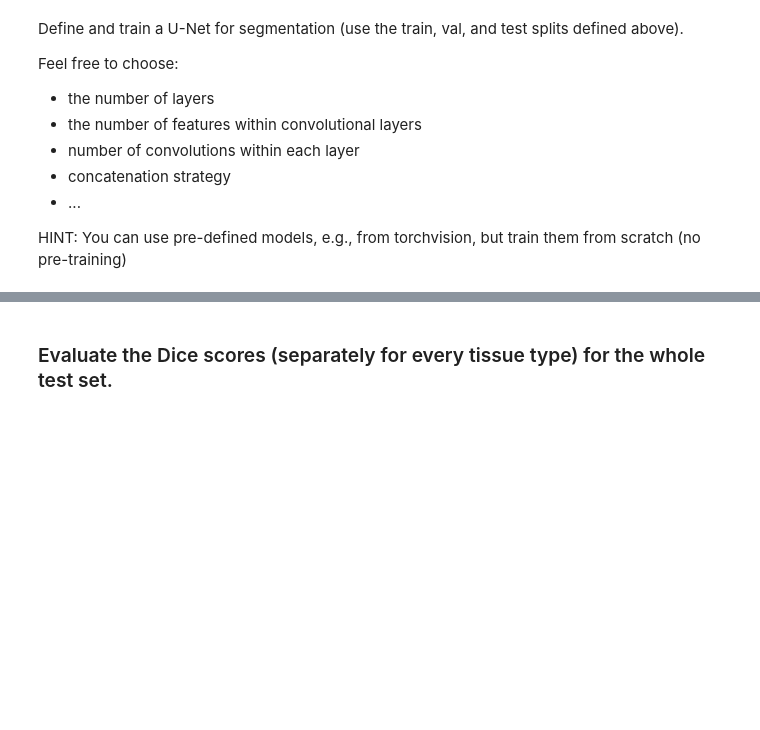
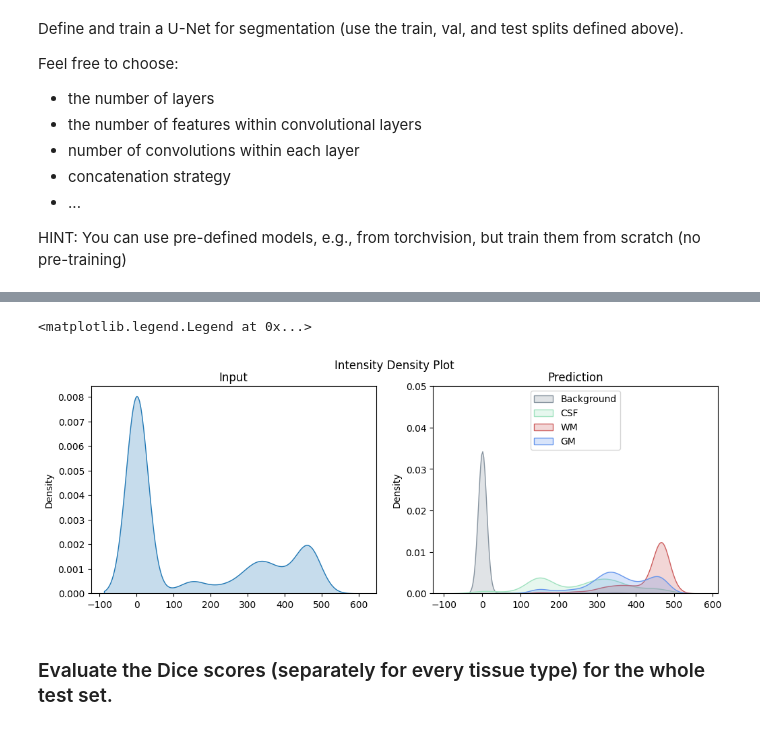
Before and after one commit to janik-j/aiinmed1, a Jupyter notebook: Exercise2/segmentation_main_03698056_03723706_03781262.ipynb, the cells around one changed output, grey strips where cells are left out. Saved outputs shown, nothing was run; the diff lists cells and outputs as text; code cells hidden in the pictures; blank space fills up the shorter version.

```diff
--- a/Exercise2/segmentation_main_03698056_03723706_03781262.ipynb
+++ b/Exercise2/segmentation_main_03698056_03723706_03781262.ipynb
@@ -809,3 +823,27 @@ torch.save(model.state_dict(), 'model_state_dict.pth')
+# %%
+pred_seg_3 = [pred_seg_3[i].numpy() for i in range(pred_seg_3.shape[0])]
+# %%
+# Plot the obtained results for volume 0 and axial slice 47 of the test set (density estimations)
+# --------------------------- ADD YOUR CODE HERE ------------------------------
+sns_plot_2 = None
+pred_ = pred_seg_3[slice_id][:,:,47].flatten()
+fig, axes = plt.subplots(1, 2, figsize=(12, 4), sharey=False)
+fig.suptitle('Intensity Density Plot')
+
+sns.kdeplot(im_, ax=axes[0], fill=True)
+axes[0].set_title('Input')
+
+sns.kdeplot(im_[np.argwhere(pred_ == 0)][:, 0], ax=axes[1], fill=True, color='#85929E', label='Background', legend=True)
+sns.kdeplot(im_[np.argwhere(pred_ == 1)][:, 0], ax=axes[1], fill=True, color='#9FE2BF', label='CSF', legend=True)
+sns.kdeplot(im_[np.argwhere(pred_ == 3)][:, 0], ax=axes[1], fill=True, color='#CD5C5C', label='WM', legend=True)
+sns.kdeplot(im_[np.argwhere(pred_ == 2)][:, 0], ax=axes[1], fill=True, color='#6495ED', label='GM', legend=True)
+axes[1].set_ylim(0, 0.05)
+axes[1].set_title('Prediction')
+plt.legend(loc=9, labels=['Background', 'CSF', 'WM', 'GM'])
+# ----------------------------------- END -------------------------------------
+# %% [output]
+<matplotlib.legend.Legend at 0x...>
+[figure, added]
 # %% [markdown]
 ### Evaluate the Dice scores (separately for every tissue type) for the whole test set.
 # %%
```
Also changed, not shown: parts of 23 cells of this notebook.
